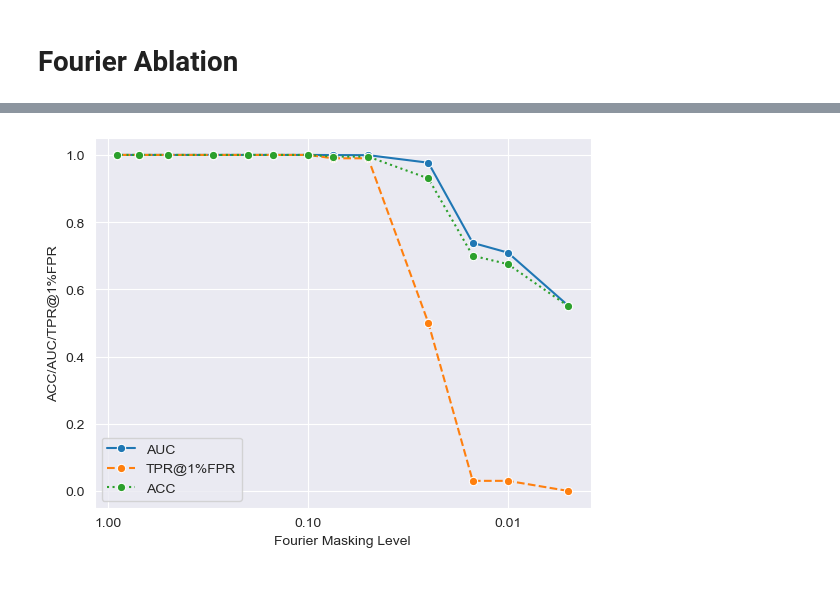
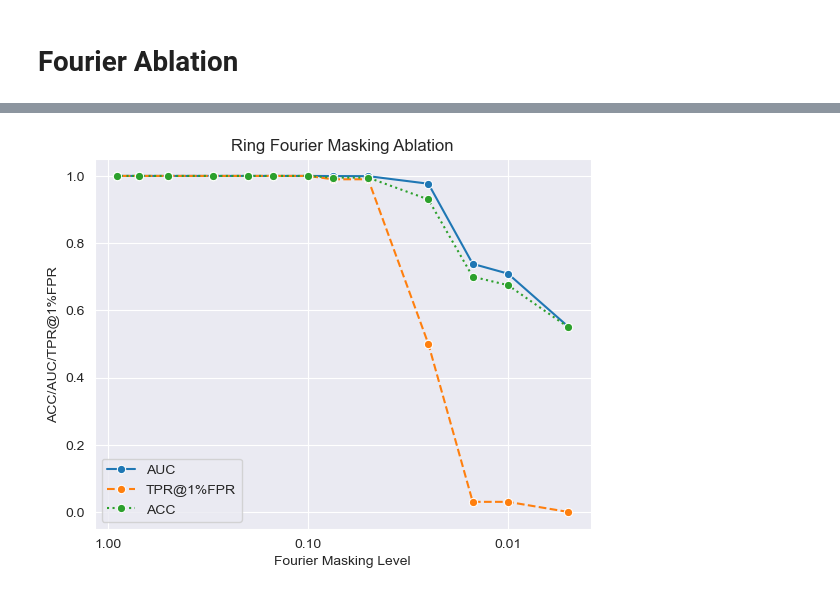
Before and after one commit to ralvarezlucend/tree-ring-watermark-improvements, a Jupyter notebook: plot_ablation.ipynb, the cells around one changed output, grey strips where cells are left out. Drawn from its saved outputs; the diff is of its cells as text; code cells hidden in the pictures.

```diff
--- a/plot_ablation.ipynb
+++ b/plot_ablation.ipynb
@@ -116,17 +119,18 @@ plt.savefig('plots/rand_fourier.png')
 # %%
 sns.set_style(style="darkgrid")
 sns.color_palette("tab10")
 sns.lineplot(x='fourier_level', y='auc', data=ring, label='AUC', marker='o')
 sns.lineplot(x='fourier_level', y='tpr@1%fpr', data=ring, label='TPR@1%FPR', linestyle='dashed', marker='o')
 sns.lineplot(x='fourier_level', y='acc', data=ring, label='ACC', linestyle='dotted', marker='o')
 plt.xlabel('Fourier Masking Level')
 plt.gca().invert_xaxis()
 plt.ylabel('ACC/AUC/TPR@1%FPR')
 plt.xscale('log')
 plt.ylim(-0.05, 1.05)
 plt.gca().xaxis.set_major_formatter(ticker.ScalarFormatter())
 # plt.gca().xaxis.set_minor_formatter(ticker.ScalarFormatter())
 # plt.yscale('log')
+plt.title("Ring Fourier Masking Ablation")
 plt.savefig('plots/ring_fourier.png')
 # %% [output]
-[figure, old version]
+[figure, new version]
```
Also changed, not shown: parts of 3 cells of this notebook, 4 other files.
